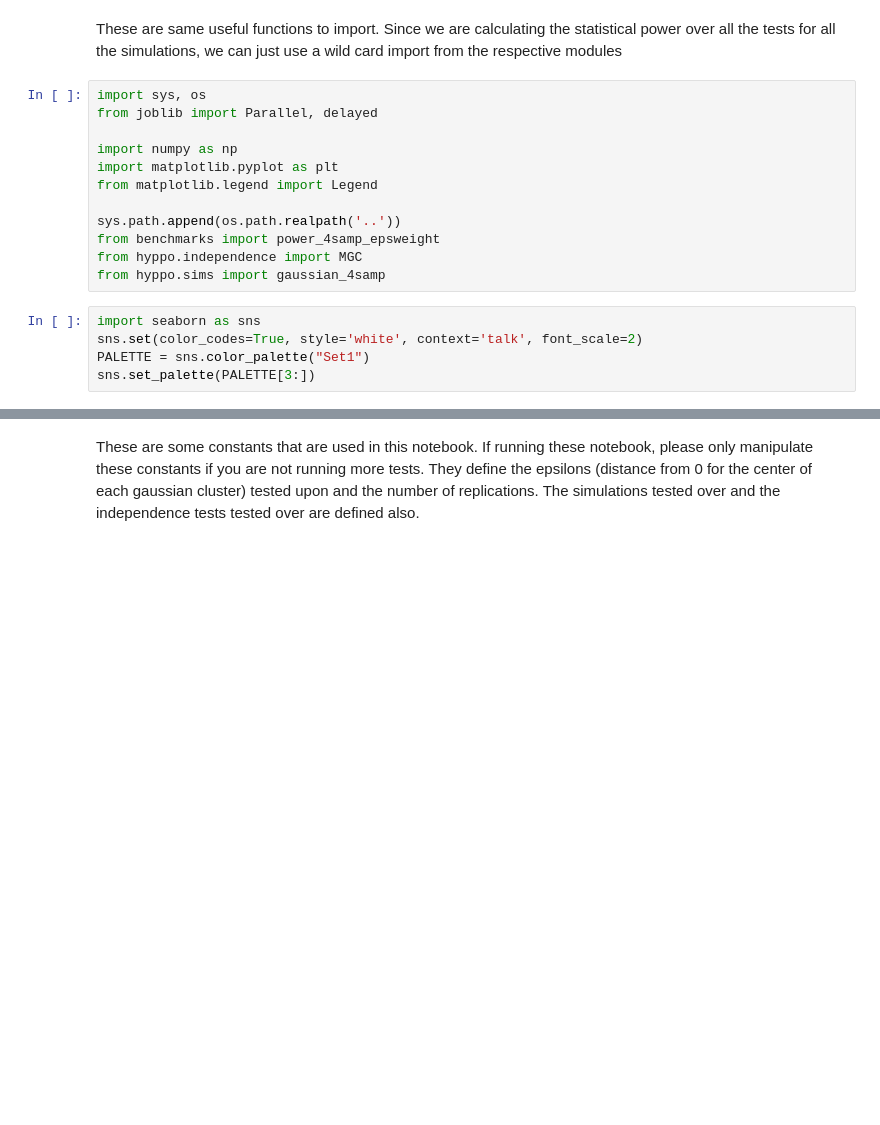
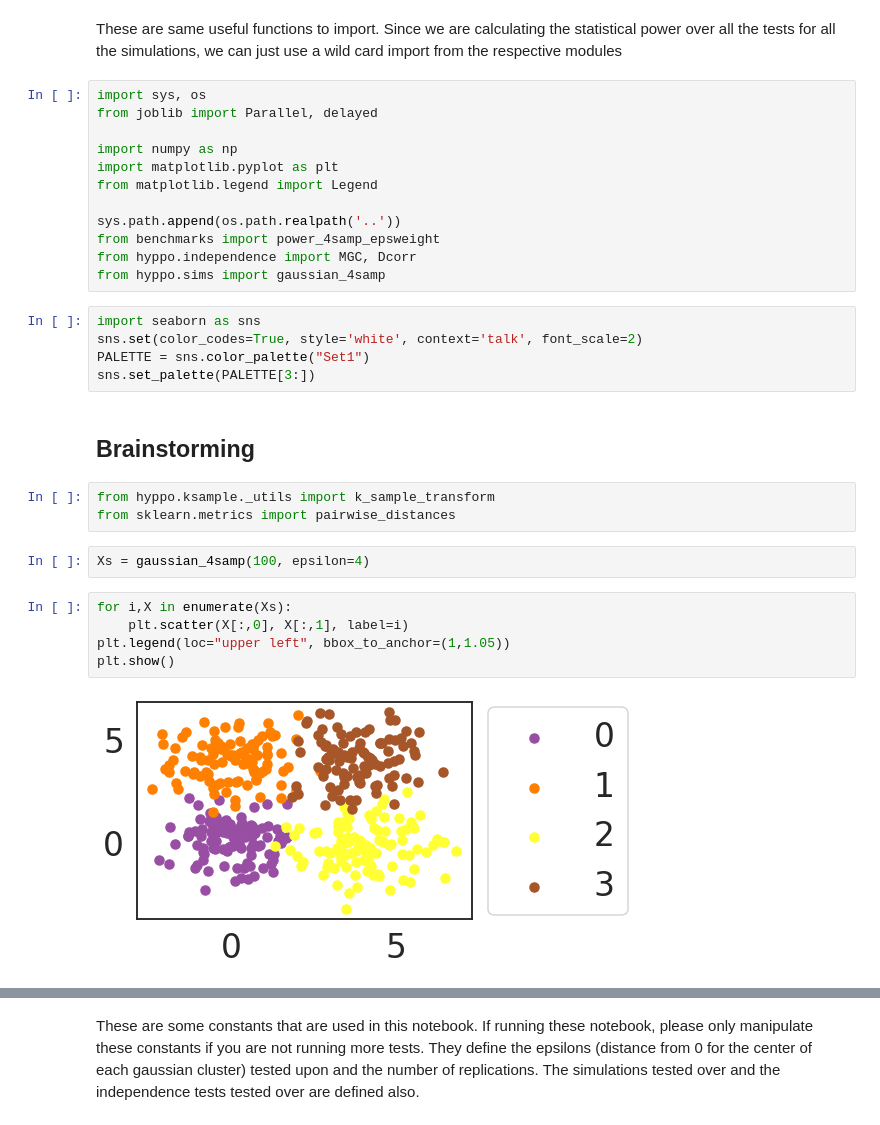
Before and after one commit to neurodata/hyppo, a Jupyter notebook: benchmarks/4samp_power_epsilon.ipynb, the cells around one changed output, grey strips where cells are left out. Cells and saved outputs as stored; diff of their text form; blank space fills up the shorter version.

```diff
--- a/benchmarks/4samp_power_epsilon.ipynb
+++ b/benchmarks/4samp_power_epsilon.ipynb
@@ -12,10 +12,24 @@ from matplotlib.legend import Legend
 
 sys.path.append(os.path.realpath('..'))
 from benchmarks import power_4samp_epsweight
-from hyppo.independence import MGC
+from hyppo.independence import MGC, Dcorr
 from hyppo.sims import gaussian_4samp
 # %%
 import seaborn as sns
 sns.set(color_codes=True, style='white', context='talk', font_scale=2)
 PALETTE = sns.color_palette("Set1")
 sns.set_palette(PALETTE[3:])
+# %% [markdown]
+## Brainstorming
+# %%
+from hyppo.ksample._utils import k_sample_transform
+from sklearn.metrics import pairwise_distances
+# %%
+Xs = gaussian_4samp(100, epsilon=4)
+# %%
+for i,X in enumerate(Xs):
+    plt.scatter(X[:,0], X[:,1], label=i)
+plt.legend(loc="upper left", bbox_to_anchor=(1,1.05))
+plt.show()
+# %% [output]
+[figure, added]
```
Also changed, not shown: parts of 8 cells of this notebook, 11 other files.
